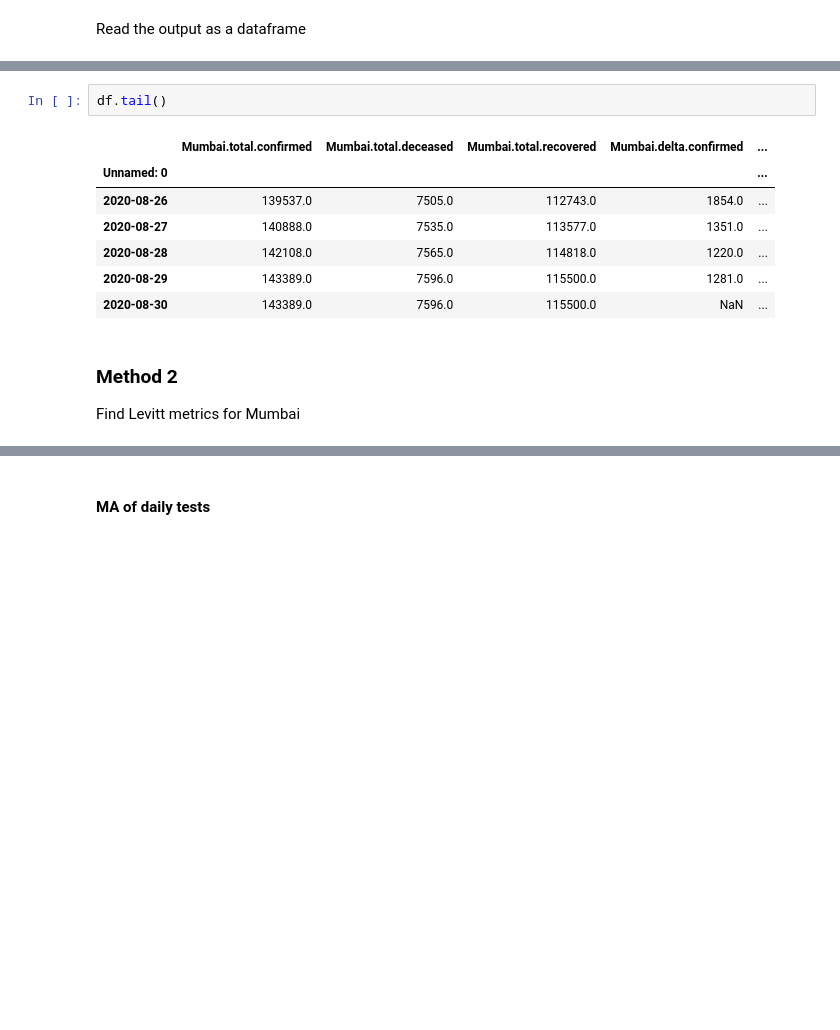
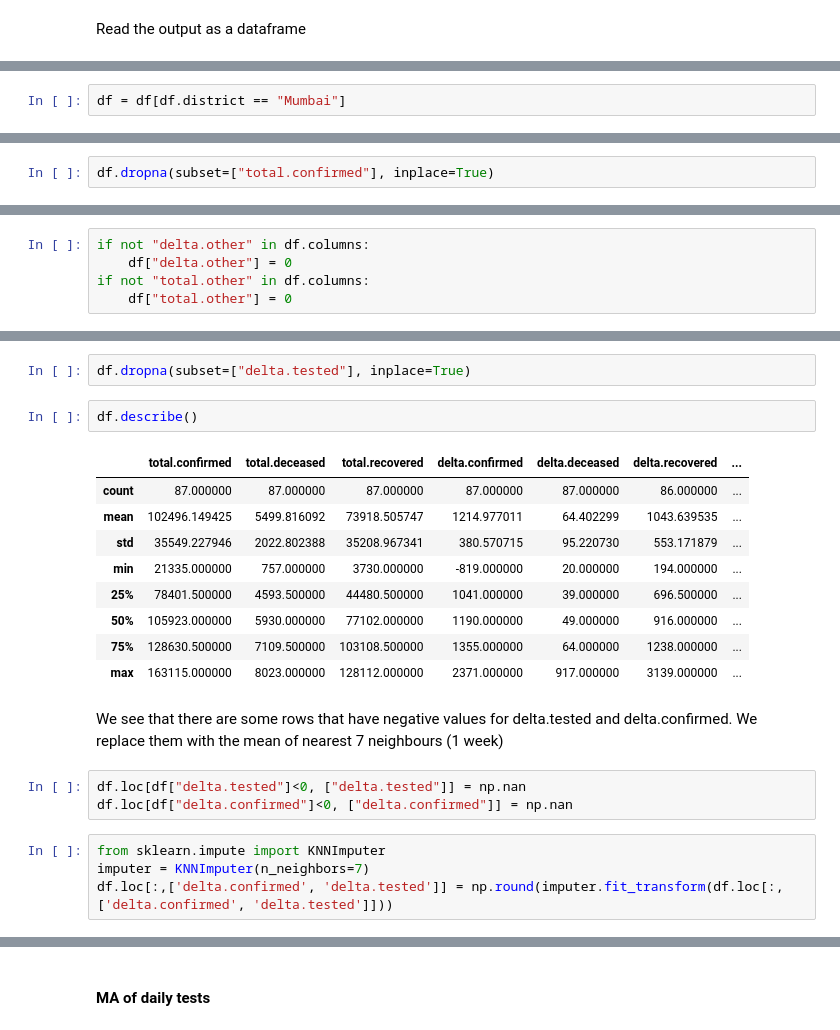
Before and after one commit to swb-ief/etl-pipeline, a Jupyter notebook: data_pipeline/Calculate metrics.ipynb, the cells around one changed output, grey strips where cells are left out. Saved outputs shown, nothing was run; the diff lists cells and outputs as text; blank space fills up the shorter version.

```diff
--- a/data_pipeline/Calculate metrics.ipynb
+++ b/data_pipeline/Calculate metrics.ipynb
@@ -34,0 +30,2 @@ df.drop("Unnamed: 0", axis=1, inplace=True)
+# %%
+df = df[df.district == "Mumbai"]
@@ -34,0 +34,2 @@ df.drop("Unnamed: 0", axis=1, inplace=True)
+# %%
+df.dropna(subset=["total.confirmed"], inplace=True)
@@ -34,0 +38,5 @@ df.drop("Unnamed: 0", axis=1, inplace=True)
+# %%
+if not "delta.other" in df.columns:
+    df["delta.other"] = 0
+if not "total.other" in df.columns:
+    df["total.other"] = 0
@@ -35,14 +69,23 @@ df.drop("Unnamed: 0", axis=1, inplace=True)
+# %%
+df.dropna(subset=["delta.tested"], inplace=True)
 # %%
-df.tail()
+df.describe()
 # %% [output]
-|  | Mumbai.total.confirmed | Mumbai.total.deceased | Mumbai.total.recovered | Mumbai.delta.confirmed | ... |
-| Unnamed: 0 |  |  |  |  | ... |
-| 2020-08-26 | 139537.0 | 7505.0 | 112743.0 | 1854.0 | ... |
-| 2020-08-27 | 140888.0 | 7535.0 | 113577.0 | 1351.0 | ... |
-| 2020-08-28 | 142108.0 | 7565.0 | 114818.0 | 1220.0 | ... |
-| 2020-08-29 | 143389.0 | 7596.0 | 115500.0 | 1281.0 | ... |
-| 2020-08-30 | 143389.0 | 7596.0 | 115500.0 | NaN | ... |
+|  | total.confirmed | total.deceased | total.recovered | delta.confirmed | delta.deceased | delta.recovered | ... |
+| count | 87.000000 | 87.000000 | 87.000000 | 87.000000 | 87.000000 | 86.000000 | ... |
+| mean | 102496.149425 | 5499.816092 | 73918.505747 | 1214.977011 | 64.402299 | 1043.639535 | ... |
+| std | 35549.227946 | 2022.802388 | 35208.967341 | 380.570715 | 95.220730 | 553.171879 | ... |
+| min | 21335.000000 | 757.000000 | 3730.000000 | -819.000000 | 20.000000 | 194.000000 | ... |
+| 25% | 78401.500000 | 4593.500000 | 44480.500000 | 1041.000000 | 39.000000 | 696.500000 | ... |
+| 50% | 105923.000000 | 5930.000000 | 77102.000000 | 1190.000000 | 49.000000 | 916.000000 | ... |
+| 75% | 128630.500000 | 7109.500000 | 103108.500000 | 1355.000000 | 64.000000 | 1238.000000 | ... |
+| max | 163115.000000 | 8023.000000 | 128112.000000 | 2371.000000 | 917.000000 | 3139.000000 | ... |
-# %% [markdown]
-### Method 2
-
-Find Levitt metrics for Mumbai
+# %% [markdown]
+We see that there are some rows that have negative values for delta.tested and delta.confirmed. We replace them with the mean of nearest 7 neighbours (1 week)
+# %%
+df.loc[df["delta.tested"]<0, ["delta.tested"]] = np.nan
+df.loc[df["delta.confirmed"]<0, ["delta.confirmed"]] = np.nan
+# %%
+from sklearn.impute import KNNImputer
+imputer = KNNImputer(n_neighbors=7)
+df.loc[:,['delta.confirmed', 'delta.tested']] = np.round(imputer.fit_transform(df.loc[:,['delta.confirmed', 'delta.tested']]))
```
Also changed, not shown: parts of 44 cells of this notebook, 5 other files.
